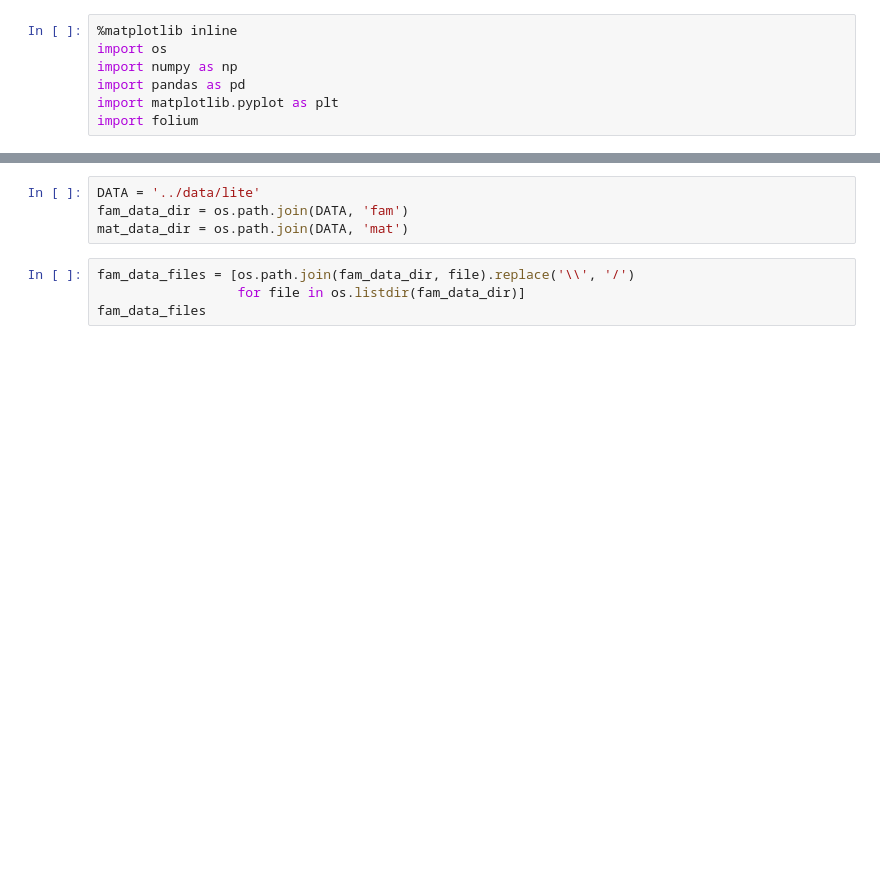
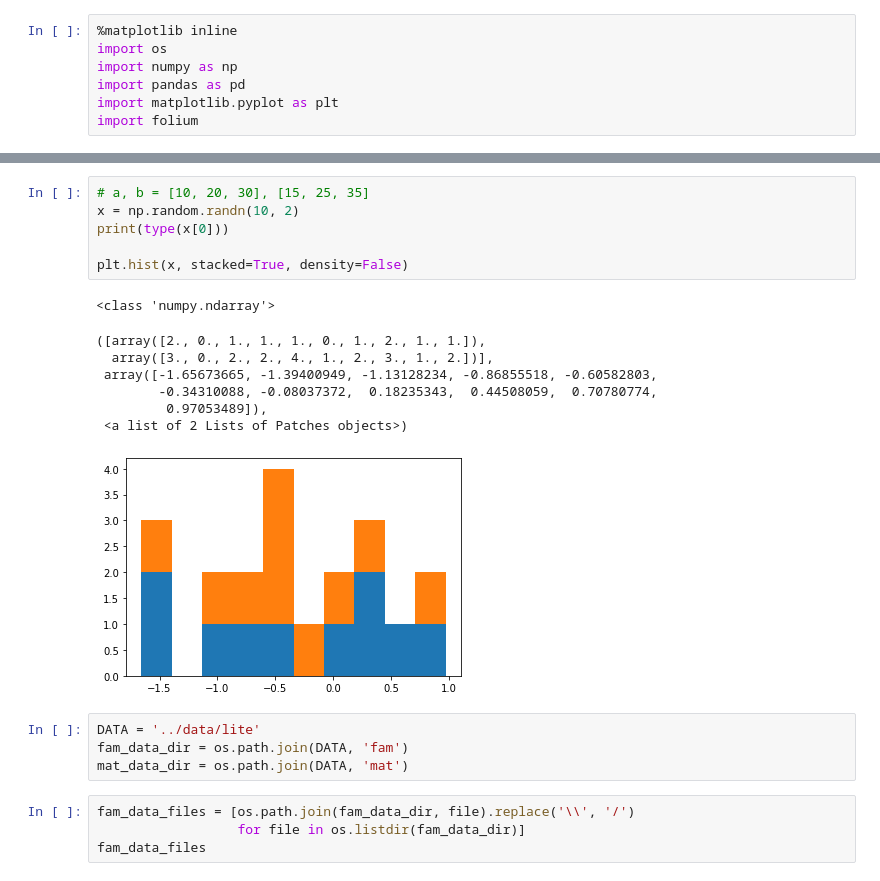
Before and after one commit to AdrianoPereira/project-cap394, a Jupyter notebook: src/project-Copy1.ipynb, the cells around one changed output, grey strips where cells are left out. Cells and saved outputs as stored; diff of their text form; blank space fills up the shorter version.

```diff
--- a/src/project-Copy1.ipynb
+++ b/src/project-Copy1.ipynb
@@ -8,3 +15,18 @@ import folium
+# %%
+# a, b = [10, 20, 30], [15, 25, 35]
+x = np.random.randn(10, 2)
+print(type(x[0]))
+
+plt.hist(x, stacked=True, density=False)
+# %% [output]
+<class 'numpy.ndarray'>
+([array([2., 0., 1., 1., 1., 0., 1., 2., 1., 1.]),
+  array([3., 0., 2., 2., 4., 1., 2., 3., 1., 2.])],
+ array([-1.65673665, -1.39400949, -1.13128234, -0.86855518, -0.60582803,
+        -0.34310088, -0.08037372,  0.18235343,  0.44508059,  0.70780774,
+         0.97053489]),
+ <a list of 2 Lists of Patches objects>)
+[figure, added]
 # %%
 DATA = '../data/lite'
 fam_data_dir = os.path.join(DATA, 'fam')
```
Also changed, not shown: parts of 1 cell of this notebook, 22 other files.
